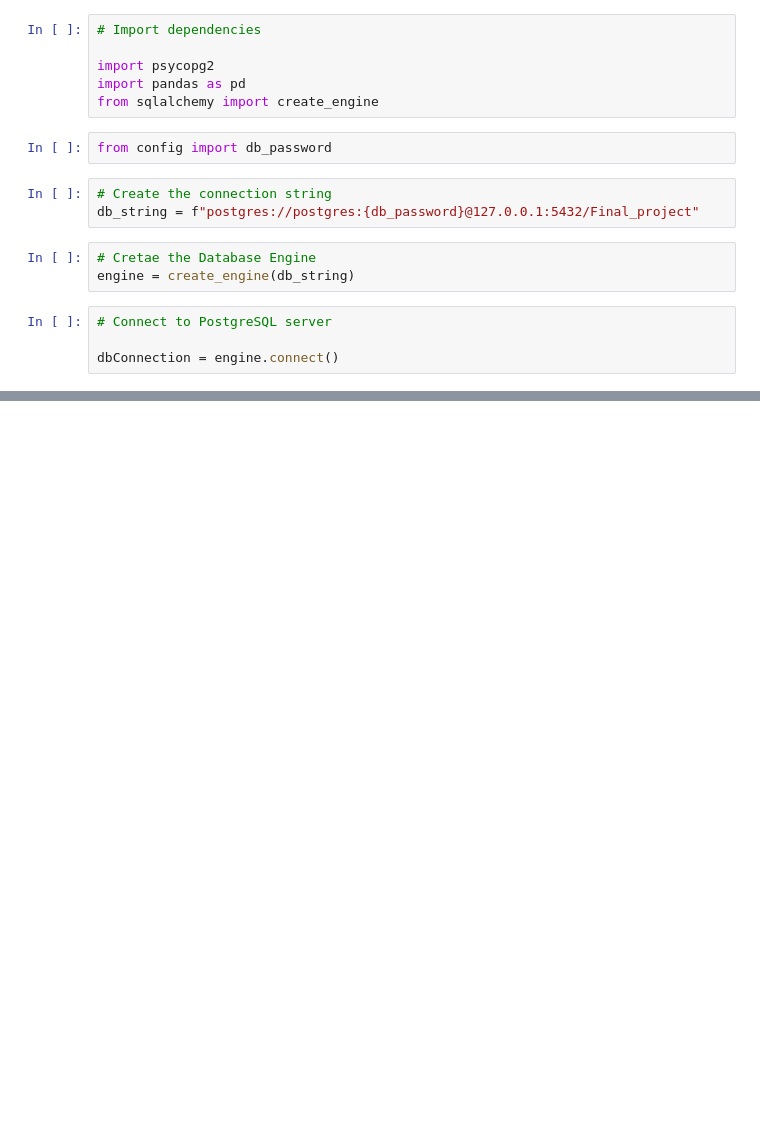
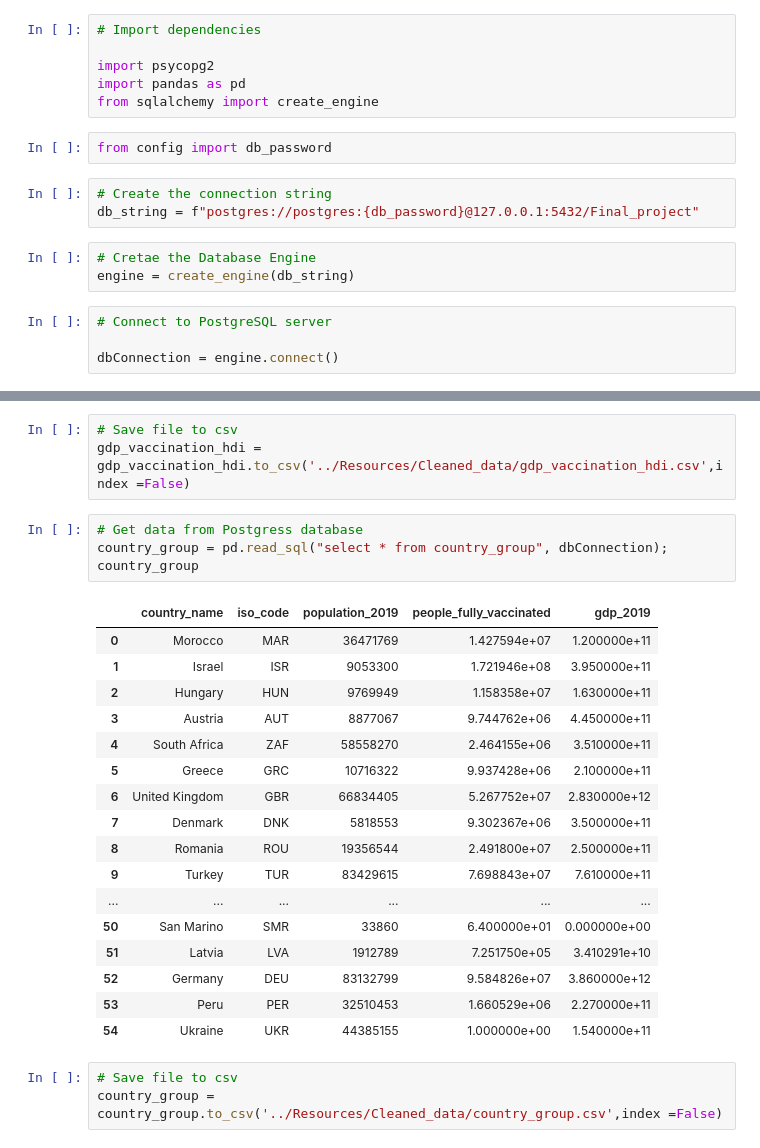
Before and after one commit to Tpw429/Covid-19_Regression_Analysis, a Jupyter notebook: ETL/SQL_to_pandas.ipynb, the cells around one changed output, grey strips where cells are left out. Saved outputs shown, nothing was run; the diff lists cells and outputs as text; blank space fills up the shorter version.

```diff
--- a/ETL/SQL_to_pandas.ipynb
+++ b/ETL/SQL_to_pandas.ipynb
@@ -37,0 +58,28 @@ dataFrame
+# %%
+# Save file to csv
+gdp_vaccination_hdi = gdp_vaccination_hdi.to_csv('../Resources/Cleaned_data/gdp_vaccination_hdi.csv',index =False)
+# %%
+# Get data from Postgress database
+country_group = pd.read_sql("select * from country_group", dbConnection);
+country_group
+# %% [output]
+|  | country_name | iso_code | population_2019 | people_fully_vaccinated | gdp_2019 |
+| 0 | Morocco | MAR | 36471769 | 1.427594e+07 | 1.200000e+11 |
+| 1 | Israel | ISR | 9053300 | 1.721946e+08 | 3.950000e+11 |
+| 2 | Hungary | HUN | 9769949 | 1.158358e+07 | 1.630000e+11 |
+| 3 | Austria | AUT | 8877067 | 9.744762e+06 | 4.450000e+11 |
+| 4 | South Africa | ZAF | 58558270 | 2.464155e+06 | 3.510000e+11 |
+| 5 | Greece | GRC | 10716322 | 9.937428e+06 | 2.100000e+11 |
+| 6 | United Kingdom | GBR | 66834405 | 5.267752e+07 | 2.830000e+12 |
+| 7 | Denmark | DNK | 5818553 | 9.302367e+06 | 3.500000e+11 |
+| 8 | Romania | ROU | 19356544 | 2.491800e+07 | 2.500000e+11 |
+| 9 | Turkey | TUR | 83429615 | 7.698843e+07 | 7.610000e+11 |
+| ... | ... | ... | ... | ... | ... |
+| 50 | San Marino | SMR | 33860 | 6.400000e+01 | 0.000000e+00 |
+| 51 | Latvia | LVA | 1912789 | 7.251750e+05 | 3.410291e+10 |
+| 52 | Germany | DEU | 83132799 | 9.584826e+07 | 3.860000e+12 |
+| 53 | Peru | PER | 32510453 | 1.660529e+06 | 2.270000e+11 |
+| 54 | Ukraine | UKR | 44385155 | 1.000000e+00 | 1.540000e+11 |
+# %%
+# Save file to csv
+country_group = country_group.to_csv('../Resources/Cleaned_data/country_group.csv',index =False)
```
Also changed, not shown: parts of 4 cells of this notebook, 4 other files.
